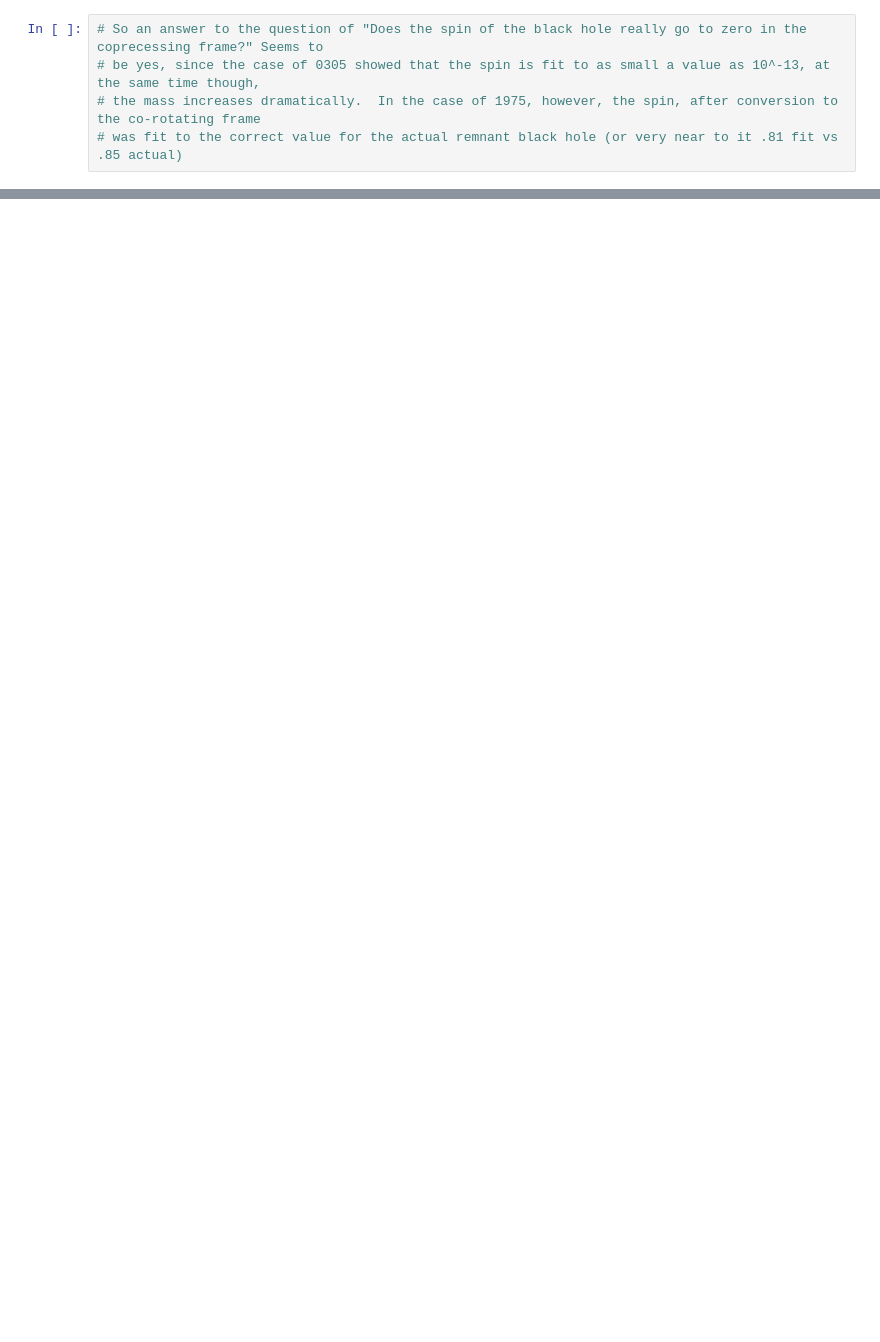
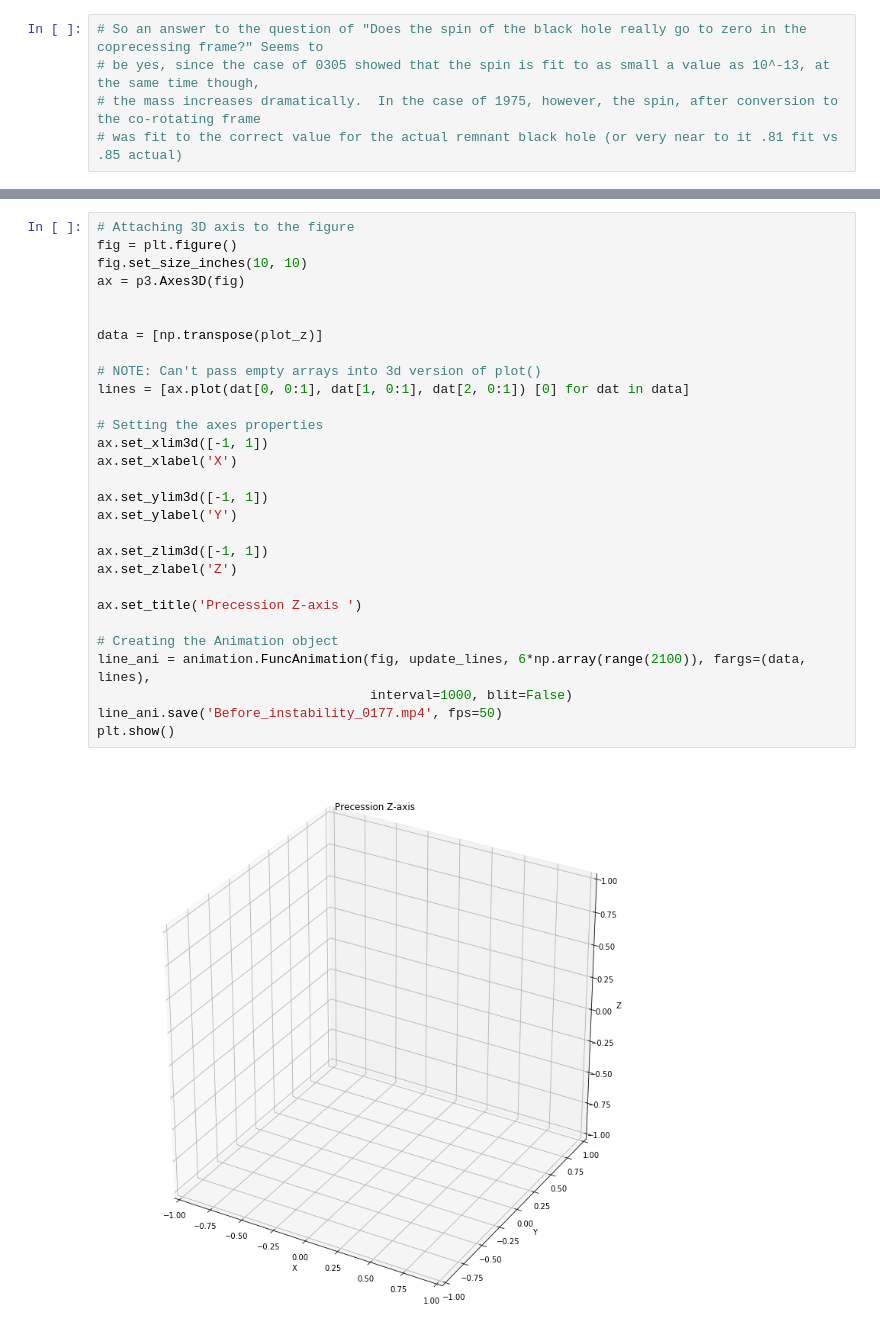
Before and after one commit to isaaclegred/qnm-fitting, a Jupyter notebook: Testing/scri_tutorial.ipynb, the cells around one changed output, grey strips where cells are left out. Drawn from its saved outputs; the diff is of its cells as text; blank space fills up the shorter version.

```diff
--- a/Testing/scri_tutorial.ipynb
+++ b/Testing/scri_tutorial.ipynb
@@ -388,0 +408,31 @@ norm(np.array([0.25269634778, 0.04202266793, 0.80968828452]))
+# %%
+# Attaching 3D axis to the figure
+fig = plt.figure()
+fig.set_size_inches(10, 10)
+ax = p3.Axes3D(fig)
+
+
+data = [np.transpose(plot_z)]
+
+# NOTE: Can't pass empty arrays into 3d version of plot()
+lines = [ax.plot(dat[0, 0:1], dat[1, 0:1], dat[2, 0:1]) [0] for dat in data]
+
+# Setting the axes properties
+ax.set_xlim3d([-1, 1])
+ax.set_xlabel('X')
+
+ax.set_ylim3d([-1, 1])
+ax.set_ylabel('Y')
+
+ax.set_zlim3d([-1, 1])
+ax.set_zlabel('Z')
+
+ax.set_title('Precession Z-axis ')
+
+# Creating the Animation object
+line_ani = animation.FuncAnimation(fig, update_lines, 6*np.array(range(2100)), fargs=(data, lines),
+                                   interval=1000, blit=False)
+line_ani.save('Before_instability_0177.mp4', fps=50)
+plt.show()
+# %% [output]
+[figure, added]
```
Also changed, not shown: parts of 37 cells of this notebook, 4 other files.
